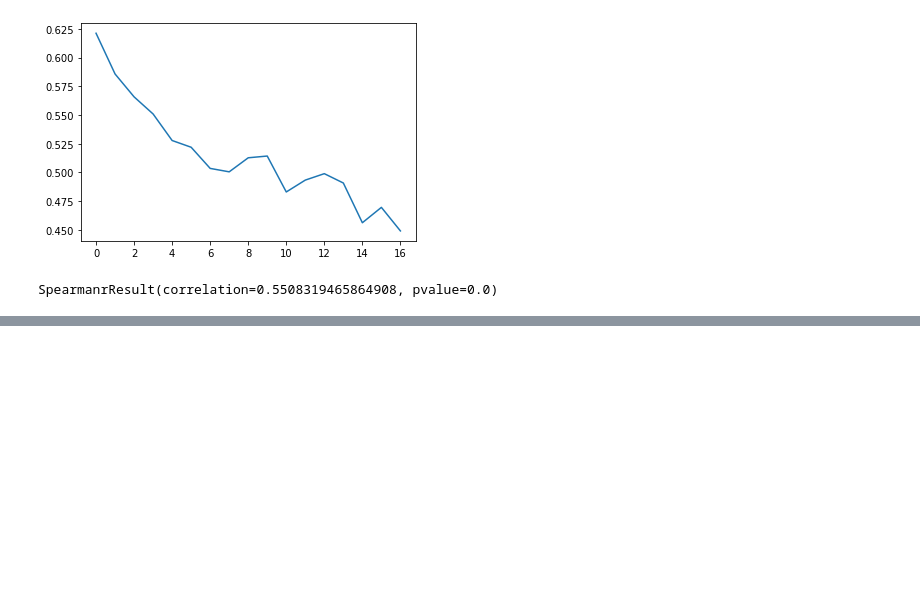
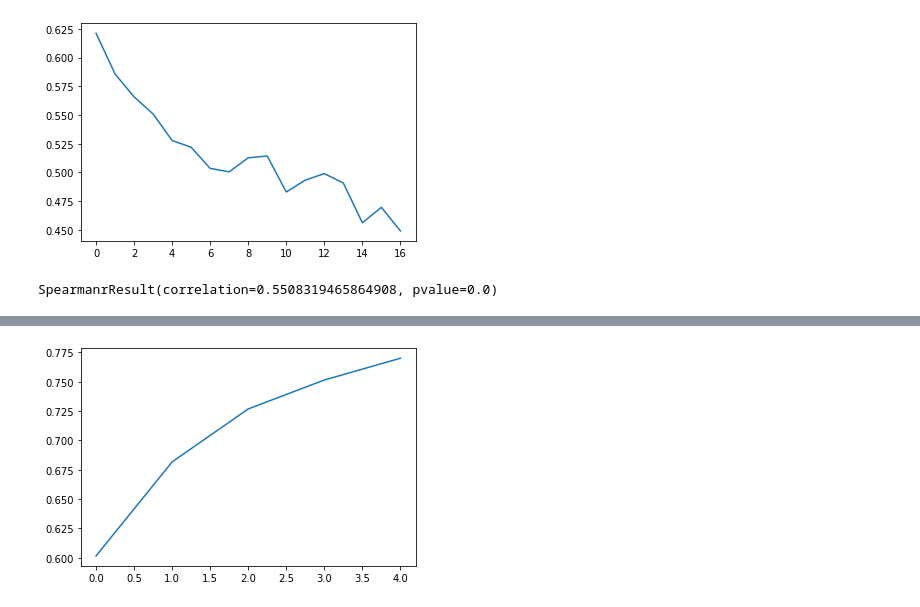
Before and after one commit to Xiiqiing/PML-Project, a Jupyter notebook: pml_project_1.ipynb, the cells around one changed output, grey strips where cells are left out. Saved outputs shown, nothing was run; the diff lists cells and outputs as text; code cells hidden in the pictures; blank space fills up the shorter version.

```diff
--- a/pml_project_1.ipynb
+++ b/pml_project_1.ipynb
@@ -259,0 +290,6 @@ SpearmanrResult(correlation=0.5508319465864908, pvalue=0.0)
+# %%
+plt.rcParams["figure.figsize"] = (6, 4)
+plt.plot(accs)
+plt.show()
+# %% [output]
+[figure, added]
```
Also changed, not shown: parts of 9 cells of this notebook.
